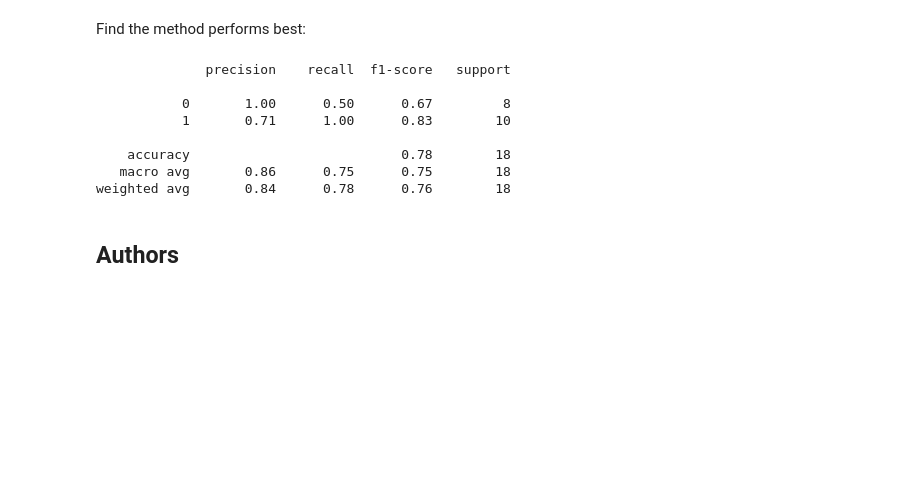
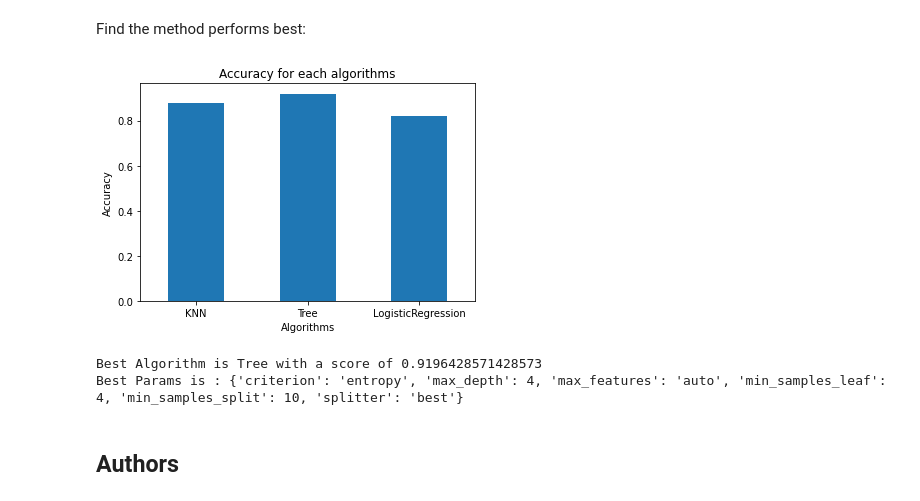
Before and after one commit to QuocPeter/SpaceX, a Jupyter notebook: Machine Learning Prediction.ipynb, the cells around one changed output. Drawn from its saved outputs; the diff is of its cells as text; code cells hidden in the pictures; blank space fills up the shorter version.

```diff
--- a/Machine Learning Prediction.ipynb
+++ b/Machine Learning Prediction.ipynb
@@ -324,18 +323,27 @@ plot_confusion_matrix(Y_test,yhat)
 ## TASK  12
 # %% [markdown]
 Find the method performs best:
-# %%
-from sklearn.metrics import classification_report
-print(classification_report(Y_test,yhat))
-# %% [output]
-              precision    recall  f1-score   support
-
-           0       1.00      0.50      0.67         8
-           1       0.71      1.00      0.83        10
-
-    accuracy                           0.78        18
-   macro avg       0.86      0.75      0.75        18
-weighted avg       0.84      0.78      0.76        18
+# %%
+algorithms = {'KNN':knn_cv.best_score_,'Tree':tree_cv.best_score_,'LogisticRegression':logreg_cv.best_score_}
+bestalgorithm = max(algorithms, key=algorithms.get)
+pd.DataFrame.from_dict(algorithms,orient='index').plot(kind='bar', legend=False, rot=0)
+plt.xlabel('Algorithms')
+plt.ylabel('Accuracy')
+plt.title('Accuracy for each algorithms')
+plt.show()
+# %% [output]
+[figure, added]
+# %%
+print('Best Algorithm is',bestalgorithm,'with a score of',algorithms[bestalgorithm])
+if bestalgorithm == 'Tree':
+    print('Best Params is :',tree_cv.best_params_)
+if bestalgorithm == 'KNN':
+    print('Best Params is :',knn_cv.best_params_)
+if bestalgorithm == 'LogisticRegression':
+    print('Best Params is :',logreg_cv.best_params_)
+# %% [output]
+Best Algorithm is Tree with a score of 0.9196428571428573
+Best Params is : {'criterion': 'entropy', 'max_depth': 4, 'max_features': 'auto', 'min_samples_leaf': 4, 'min_samples_split': 10, 'splitter': 'best'}
 # %% [markdown]
 ## Authors
 # %% [markdown]
```
Also changed, not shown: parts of 3 cells of this notebook.
